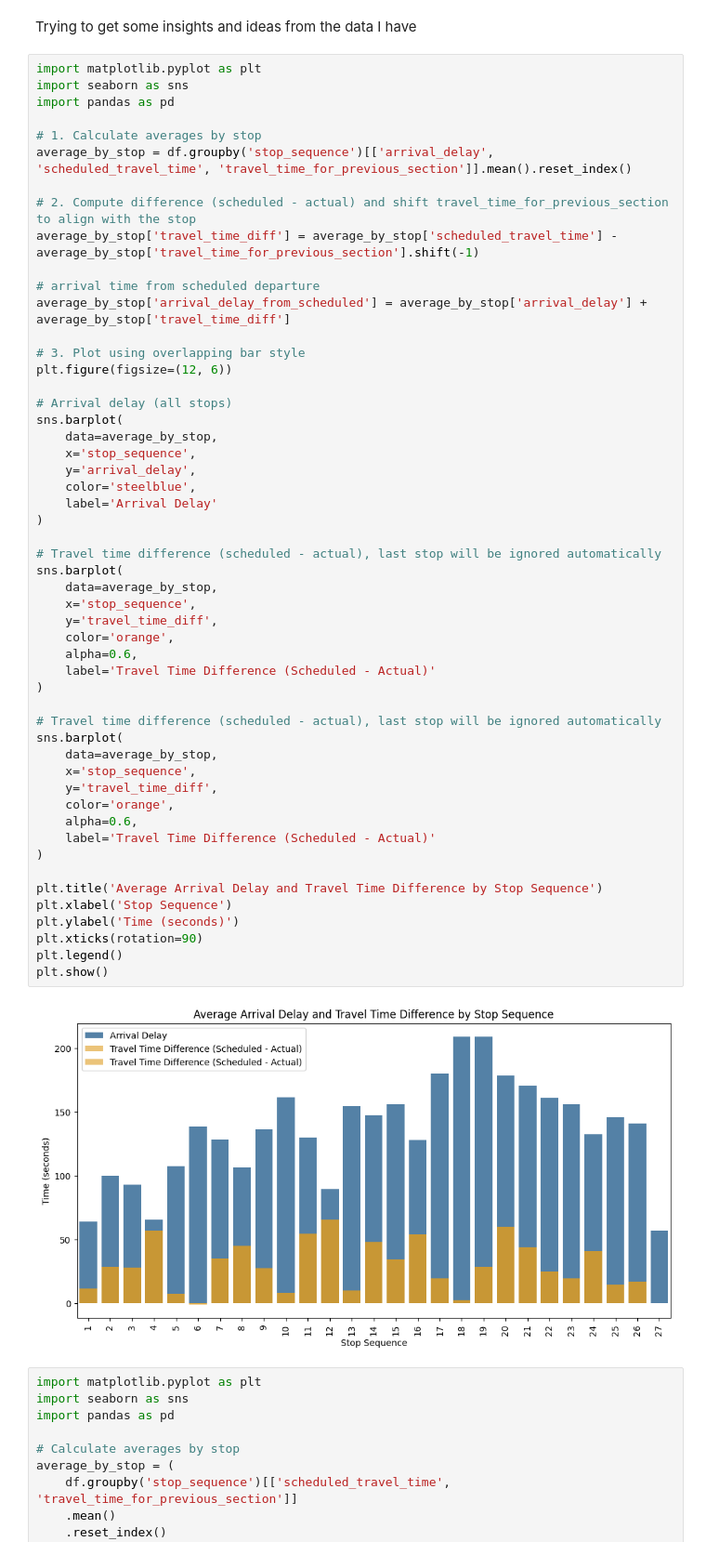
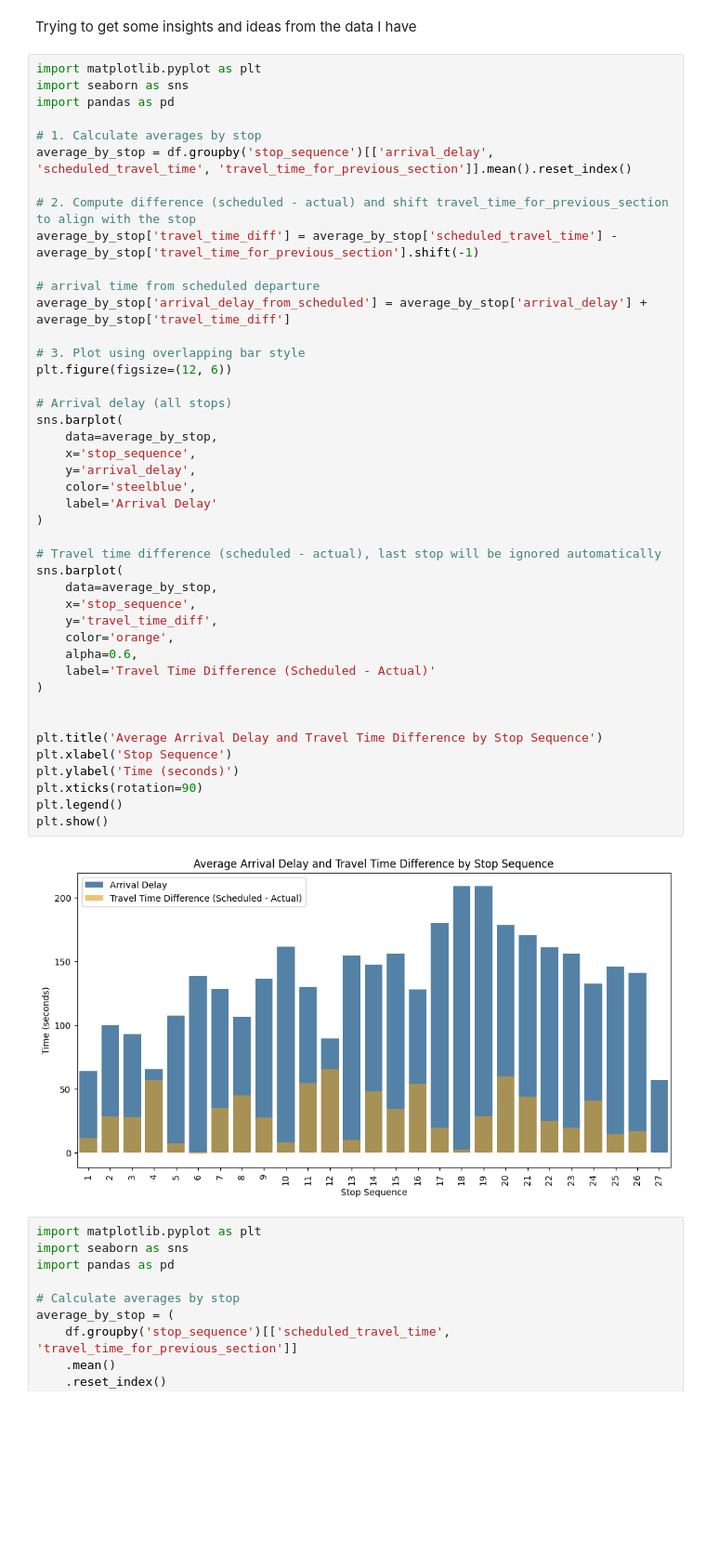
Before and after one commit to Gioalf/AH2179, a Jupyter notebook: project/AIprojectGioAlf.ipynb, the cells around one changed output. Shown at 93% size. Saved outputs shown, nothing was run; the diff lists cells and outputs as text; blank space fills up the shorter version.

```diff
--- a/project/AIprojectGioAlf.ipynb
+++ b/project/AIprojectGioAlf.ipynb
@@ -157,43 +126,34 @@ average_by_stop['arrival_delay_from_scheduled'] = average_by_stop['arrival_delay
 # 3. Plot using overlapping bar style
 plt.figure(figsize=(12, 6))
 
 # Arrival delay (all stops)
 sns.barplot(
     data=average_by_stop,
     x='stop_sequence',
     y='arrival_delay',
     color='steelblue',
     label='Arrival Delay'
 )
 
 # Travel time difference (scheduled - actual), last stop will be ignored automatically
 sns.barplot(
     data=average_by_stop,
     x='stop_sequence',
     y='travel_time_diff',
     color='orange',
     alpha=0.6,
     label='Travel Time Difference (Scheduled - Actual)'
 )
 
-# Travel time difference (scheduled - actual), last stop will be ignored automatically
-sns.barplot(
-    data=average_by_stop,
-    x='stop_sequence',
-    y='travel_time_diff',
-    color='orange',
-    alpha=0.6,
-    label='Travel Time Difference (Scheduled - Actual)'
-)
 
 plt.title('Average Arrival Delay and Travel Time Difference by Stop Sequence')
 plt.xlabel('Stop Sequence')
 plt.ylabel('Time (seconds)')
 plt.xticks(rotation=90)
 plt.legend()
 plt.show()
 # %% [output]
-[figure, old version]
+[figure, new version]
 # %%
 import matplotlib.pyplot as plt
 import seaborn as sns
```
Also changed, not shown: parts of 13 cells of this notebook.
